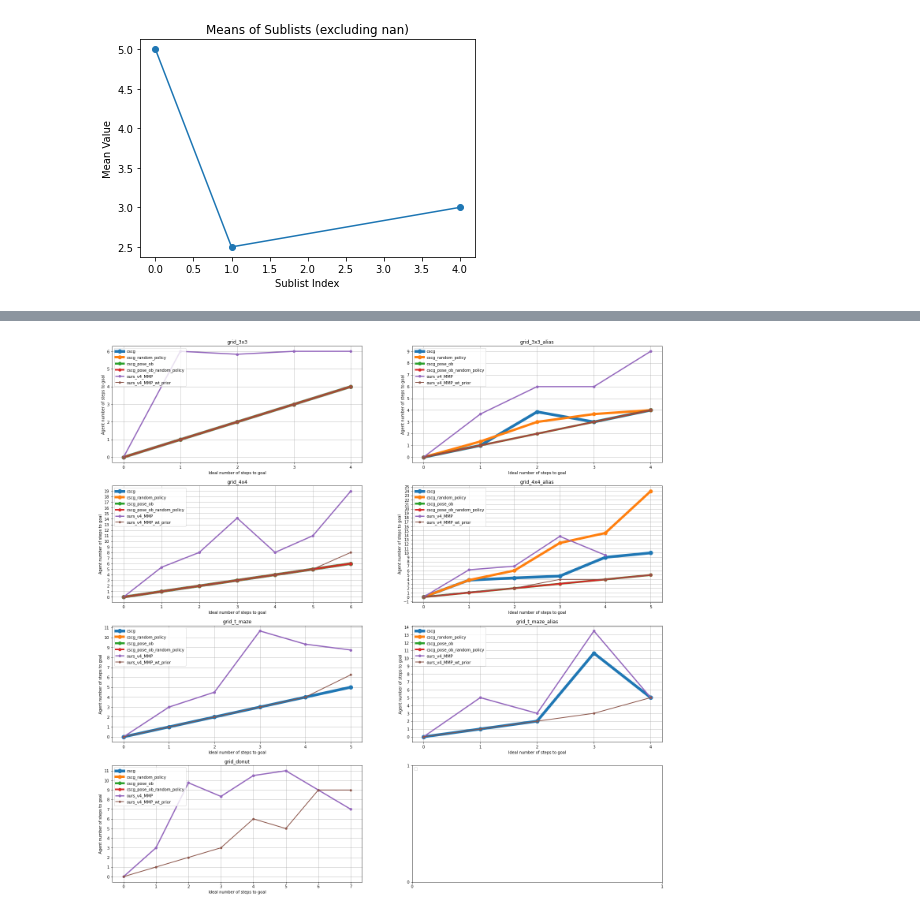
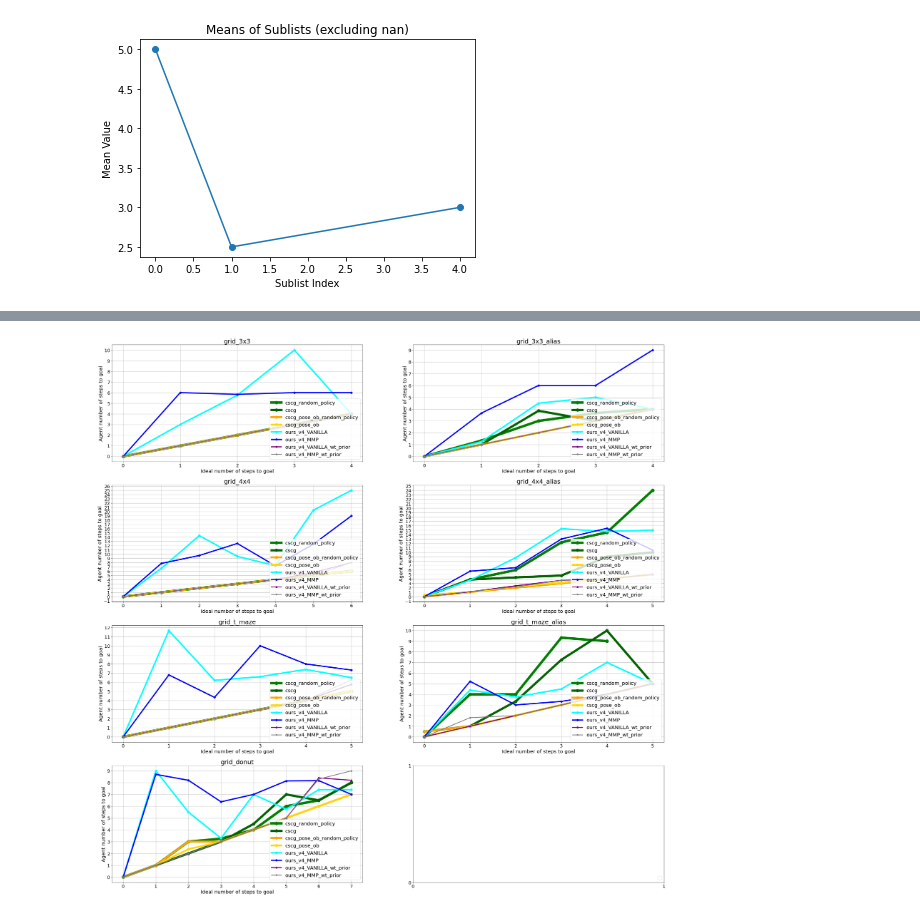
Before and after one commit to my-name-is-D/high_level_nav_planning, a Jupyter notebook: results_plotted.ipynb, the cells around one changed output, grey strips where cells are left out. Drawn from its saved outputs; the diff is of its cells as text; code cells hidden in the pictures.

```diff
--- a/results_plotted.ipynb
+++ b/results_plotted.ipynb
@@ -113,7 +225,8 @@ def min_steps_to_visit_all_rooms(rooms, pose):
 # %% [markdown]
 ### Agglomerate data
 # %%
-env = 'grid_3x3'
+#TEST AGLOMERATE DATA
+# env = 'grid_3x3'
 model_name = 'ours_v3'
 nav_type = 'goal'
 if 'ours' in model_name:
@@ -175,10 +288,11 @@ plt.show()
 # %%
 #GET AVERAGE STEPS PERFECT TRANSITION PER MODEL AND ENVS
 envs = ['grid_3x3', 'grid_3x3_alias', 'grid_4x4', 'grid_4x4_alias', 'grid_t_maze', 'grid_t_maze_alias', 'grid_donut']
-model_names = ['cscg_pose_ob_random_policy', 'cscg_pose_ob', 'cscg_random_policy', 'cscg','ours_v3','ours_v4_VANILLA','ours_v4_MMP']
+model_names = ['cscg_random_policy', 'cscg', 'cscg_pose_ob_random_policy', 'cscg_pose_ob', 'ours_v4_VANILLA','ours_v4_MMP']
 nav_type = 'exploration'
 
 average_steps = [[0]*(len(envs)) for _ in range(len(model_names)+1)]
+std_steps = [[0]*(len(envs)) for _ in range(len(model_names)+1)]
 for id_m, model_name in enumerate(model_names):
     for id_e, env in enumerate(envs):
         a_failure = 0
@@ -202,8 +316,9 @@ for id_m, model_name in enumerate(model_names):
                 a_failure+=1
                 # print('failure ', i)
         print('average_steps_model', average_steps_model, len(average_steps_model))
-        print('there is ', a_failure, 'over', len(filepath_list), 'models')
+        print('there is ', a_failure, ' failures over', len(filepath_list), 'models')
         average_steps[id_m][id_e] = np.mean(average_steps_model)
+        std_steps[id_m][id_e] = np.std(average_steps_model)
         print()
         if len(filepath_list) == 0:
             continue
@@ -219,10 +334,13 @@ for id_m, model_name in enumerate(model_names):
             # print('pose', df['poses'][0], type(df['poses'][0]), type(eval(df['poses'][0])))
             average_steps[-1][id_e].append(min_steps_to_visit_all_rooms(env_setup.rooms, eval(df['poses'][0])))
 
+
 model_names.append('oracle')
 for id_m, model_name in enumerate(model_names):
     for id_e, env in enumerate(envs):
         if isinstance(average_steps[-1][id_e], list):
+            print(env, 'average_steps[-1][id_e]', average_steps[-1][id_e])
             average_steps[-1][id_e] = np.mean(average_steps[-1][id_e])
+            std_steps[-1][id_e] = np.std(average_steps[-1][id_e])
 print(average_steps)
 # %% [output]
@@ -589,39 +614,51 @@ average_steps
+# %%
+workbook = Workbook(write_only=True)
+
+for env_id, env_name in enumerate(envs):
+    sheet = workbook.create_sheet(title=env_name)
+    sheet.append(['steps_to_goal'] + list(range(0,13)))
+    for m_id, model_name in enumerate(model_names):
+        sheet.append([model_name] + average_steps[m_id][env_id])
+
+workbook.save('test.xlsx')
 # %%
 # fig, axes = plt.subplots(int(len(average_steps[0])/2), int(len(average_steps[0])/2))
 
 on_row = 4
 on_col = 2
-fig, axes = plt.subplots(on_row, on_col, figsize=(25, 25))
+fig, axes = plt.subplots(on_row, on_col, figsize=(40, 40))
 plot_list = [[i, j] for i in range(on_row) for j in range(on_col)]
 
-linewidth = len(average_steps) + 2
+linewidth = len(average_steps) + 3
 for m_id, model_list in enumerate(average_steps):
     for ax_id, env_steps in enumerate(model_list):
         # Filter out nan values
         sublist_filtered = [value for value in env_steps if not np.isnan(value)]
         ax_indexes = plot_list[ax_id]
 
         line_linewidth = linewidth - (m_id+1)
-        axes[ax_indexes[0], ax_indexes[1]].plot(sublist_filtered, marker='o', markersize=line_linewidth+3, linewidth=line_linewidth)
+        axes[ax_indexes[0], ax_indexes[1]].plot(sublist_filtered, marker='o', \
+                                    markersize=line_linewidth+3, linewidth=line_linewidth, color=colors[m_id])
 
-        axes[ax_indexes[0], ax_indexes[1]].set_title(envs[ax_id])
-        axes[ax_indexes[0], ax_indexes[1]].set_xlabel('Ideal number of steps to goal')
-        axes[ax_indexes[0], ax_indexes[1]].set_ylabel('Agent number of steps to goal')
-
+        axes[ax_indexes[0], ax_indexes[1]].set_title(envs[ax_id], fontsize=25)
+        axes[ax_indexes[0], ax_indexes[1]].set_xlabel('Ideal number of steps to goal', fontsize=20)
+        axes[ax_indexes[0], ax_indexes[1]].set_ylabel('Agent number of steps to goal', fontsize=20)
 
 for ax in axes.flat:
-    ax.legend(model_names, loc='upper left')
+    ax.legend(model_names, loc='lower right', fontsize=20)
     ax.xaxis.set_major_locator(MaxNLocator(integer=True))
-    ax.yaxis.set_major_locator(MultipleLocator(1))
+    ax.xaxis.set_tick_params(labelsize=18)
+    ax.yaxis.set_tick_params(labelsize=18)
+    ax.yaxis.set_major_locator(MultipleLocator(1),)
     ax.grid()
 
 plt.show()
 
     # # Add labels and show the plot
     # plt.xlabel('Index')
     # plt.ylabel('Value')
     # plt.title('Sub-sublist Plots')
 
     # plt.show()
 # %% [output]
-[figure, old version]
+[figure, new version]
```
Also changed, not shown: parts of 24 cells of this notebook, 6 other files.
